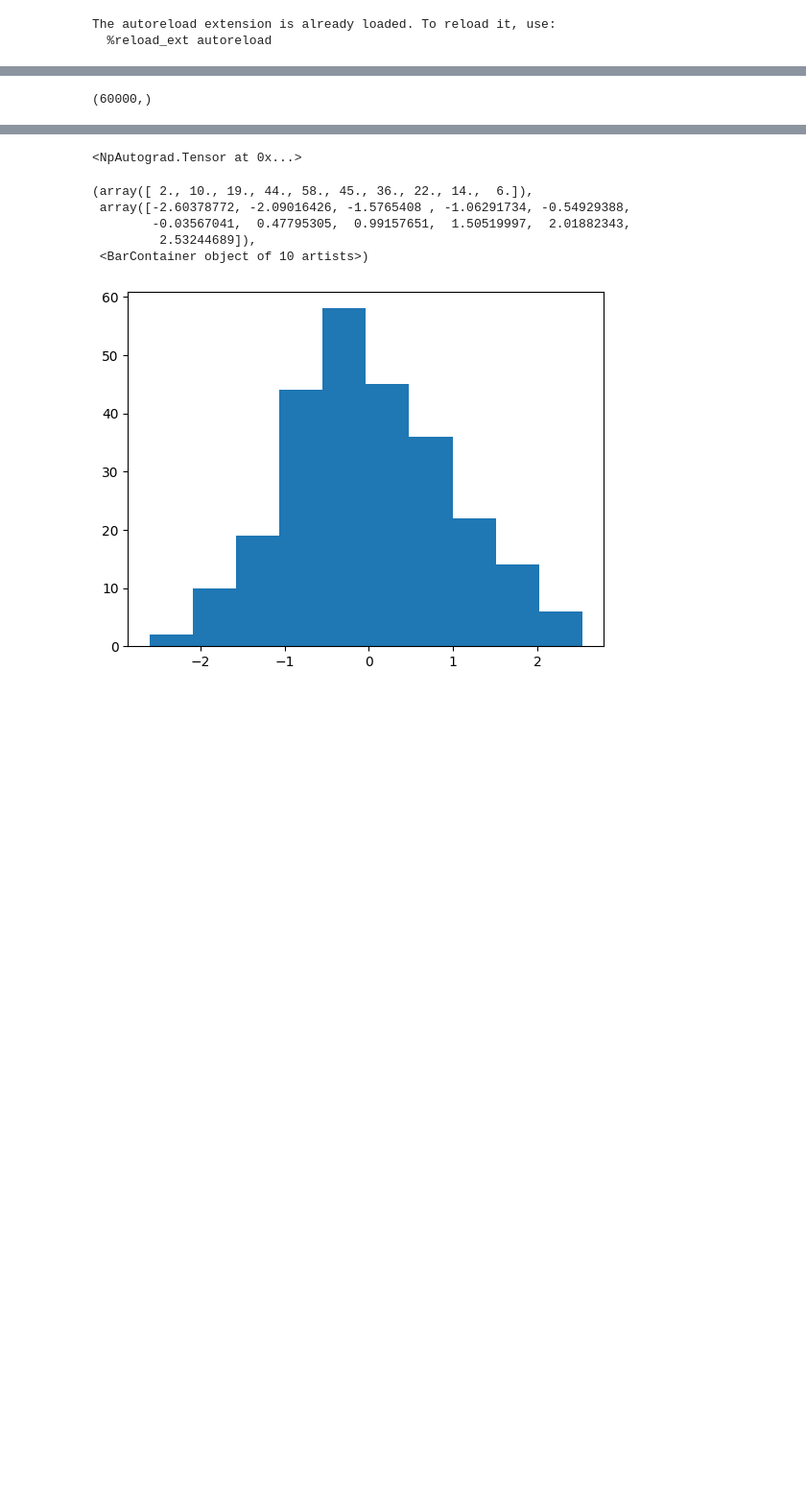
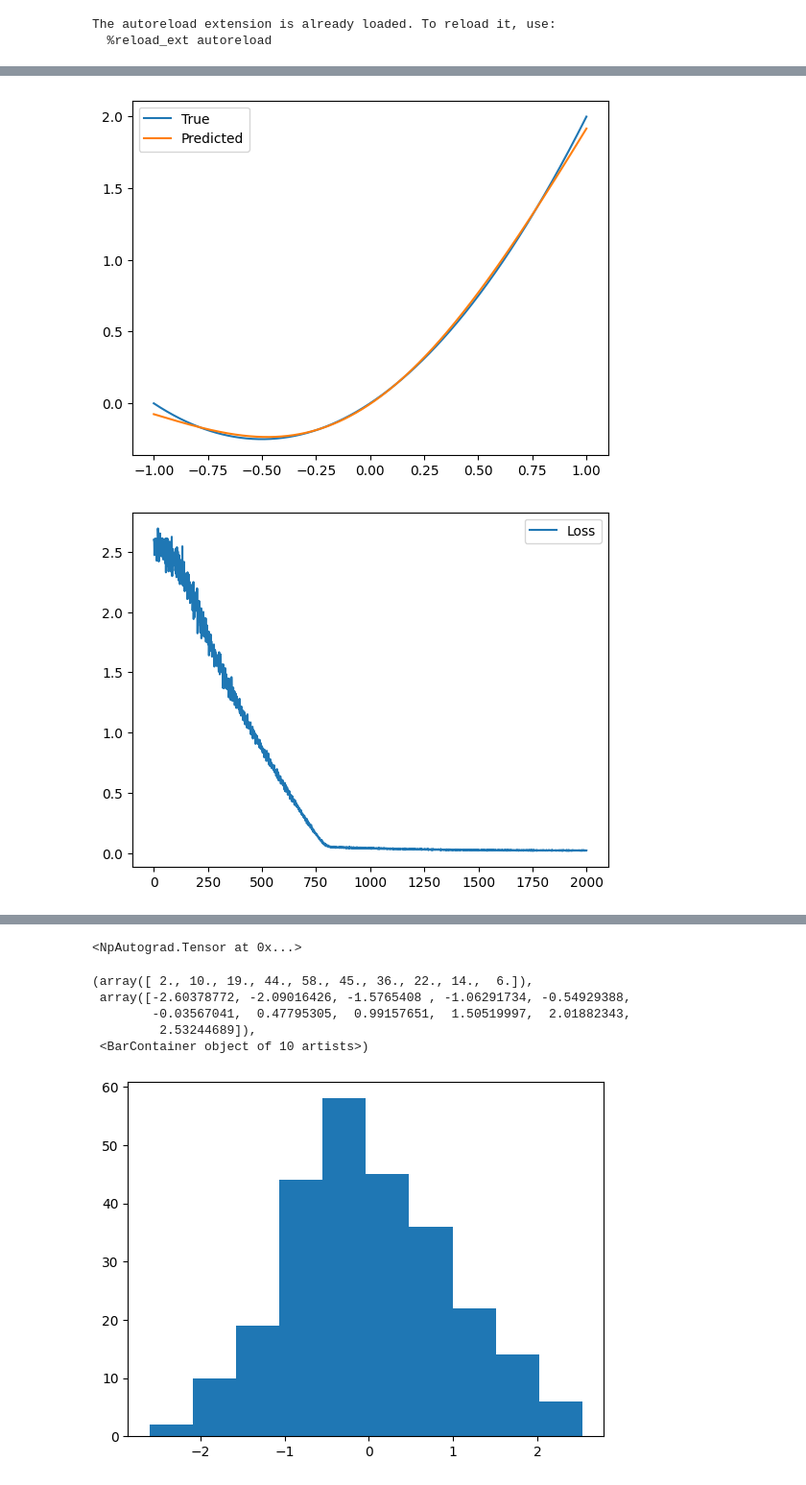
Before and after one commit to JoseMCruzMendez/CodingMLBasics, a Jupyter notebook: NeuralNetworks/NNTesting.ipynb, the cells around one changed output, grey strips where cells are left out. Shown: that part at 96% size. Drawn from its saved outputs; the diff is of its cells as text; code cells hidden in the pictures; blank space fills up the shorter version.

Commit message:
finished helpers and now re-coding optimizers to allow for regularization

```diff
--- a/NeuralNetworks/NNTesting.ipynb
+++ b/NeuralNetworks/NNTesting.ipynb
@@ -15,3 +26,22 @@ The autoreload extension is already loaded. To reload it, use:
 # %%
-X = np.linspace(-1, 1, 100).reshape(-1, 1)
+X = np.linspace(-1, 1, 1_000).reshape(-1, 1)
 Y = X**2 + X #Same toy problem as before but now with the power of universal function approximators
+# %%
+neural_net = NeuralNetwork(1,1, activation=sigmoid)
+# %%
+num_epochs = 400
+batch_size = 200
+schedule = cosine_annealing_schedule(num_epochs, batch_size, len(X))
+optim = LambdaSGD(neural_net.get_params(), lr=1e-3, lr_func=schedule)
+# %%
+losses=[]
+for i in range(num_epochs):
+    batch = batcher(X, Y, batch_size)
+    for batch_data, batch_lbl in batch:
+        preds = neural_net(batch_data)
+        loss = rmse(preds, batch_lbl)
+        loss.backward()
+        optim.update_params()
+        losses.append(loss.v)
+    if i % 10 == 0:
+        print(f"Epoch {i}: Loss {loss.v}")
@@ -18,3 +66,14 @@ Y = X**2 + X #Same toy problem as before but now with the power of universal fun
+# %%
+plt.plot(X, Y, label="True")
+plt.plot(X, neural_net(X).v, label="Predicted")
+plt.legend()
+plt.show()
+plt.plot(losses, label="Loss")
+plt.legend()
+plt.show()
+# %% [output]
+[figure, new version]
+[figure, added]
 # %%
 mnist_train = pd.read_csv("data/mnist_train.csv", header=None).to_numpy(dtype=np.float32)
 train_labels, train_data = mnist_train[:,0], mnist_train[:,1:]
@@ -21,4 +85,0 @@ train_labels, train_data = mnist_train[:,0], mnist_train[:,1:]
-# %%
-train_labels.shape
-# %% [output]
-(60000,)
```
Also changed, not shown: parts of 9 cells of this notebook, 2 other files.
